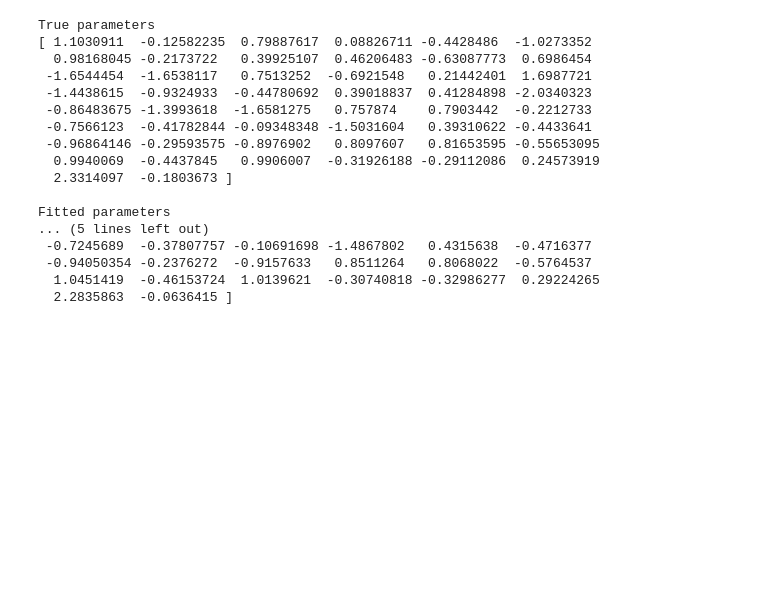
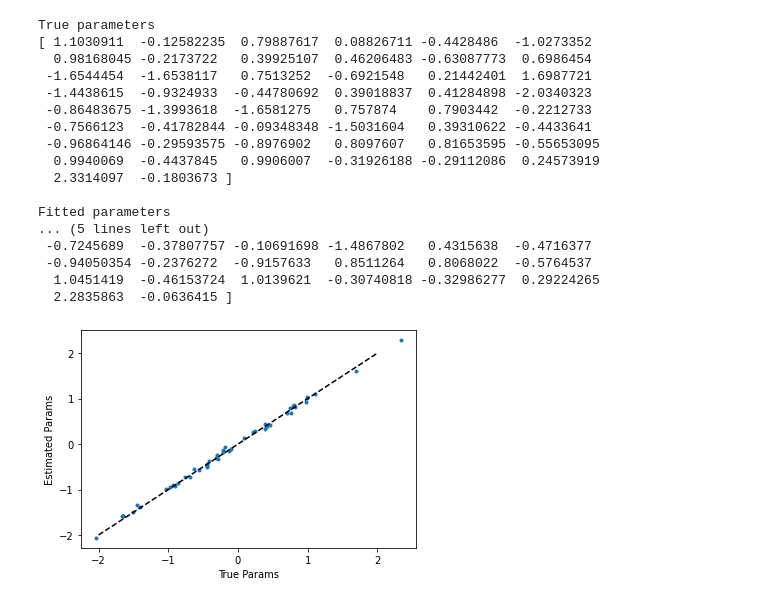
Before and after one commit to sam-bailey/melvin, a Jupyter notebook: examples/simple_linear_model_problem.ipynb, the cells around one changed output. Drawn from its saved outputs; the diff is of its cells as text; code cells hidden in the pictures; blank space fills up the shorter version.

Commit message:
Finished simple linear model

```diff
--- a/examples/simple_linear_model_problem.ipynb
+++ b/examples/simple_linear_model_problem.ipynb
@@ -90,3 +90,13 @@ Fitted parameters
  -0.94050354 -0.2376272  -0.9157633   0.8511264   0.8068022  -0.5764537
   1.0451419  -0.46153724  1.0139621  -0.30740818 -0.32986277  0.29224265
   2.2835863  -0.0636415 ]
+# %%
+plt.plot(true_params, linear_model.params, ".")
+plt.plot(
+    [-2, 2], [-2, 2], "k--"
+)
+plt.xlabel("True Params")
+plt.ylabel("Estimated Params")
+plt.show()
+# %% [output]
+[figure, added]
```
